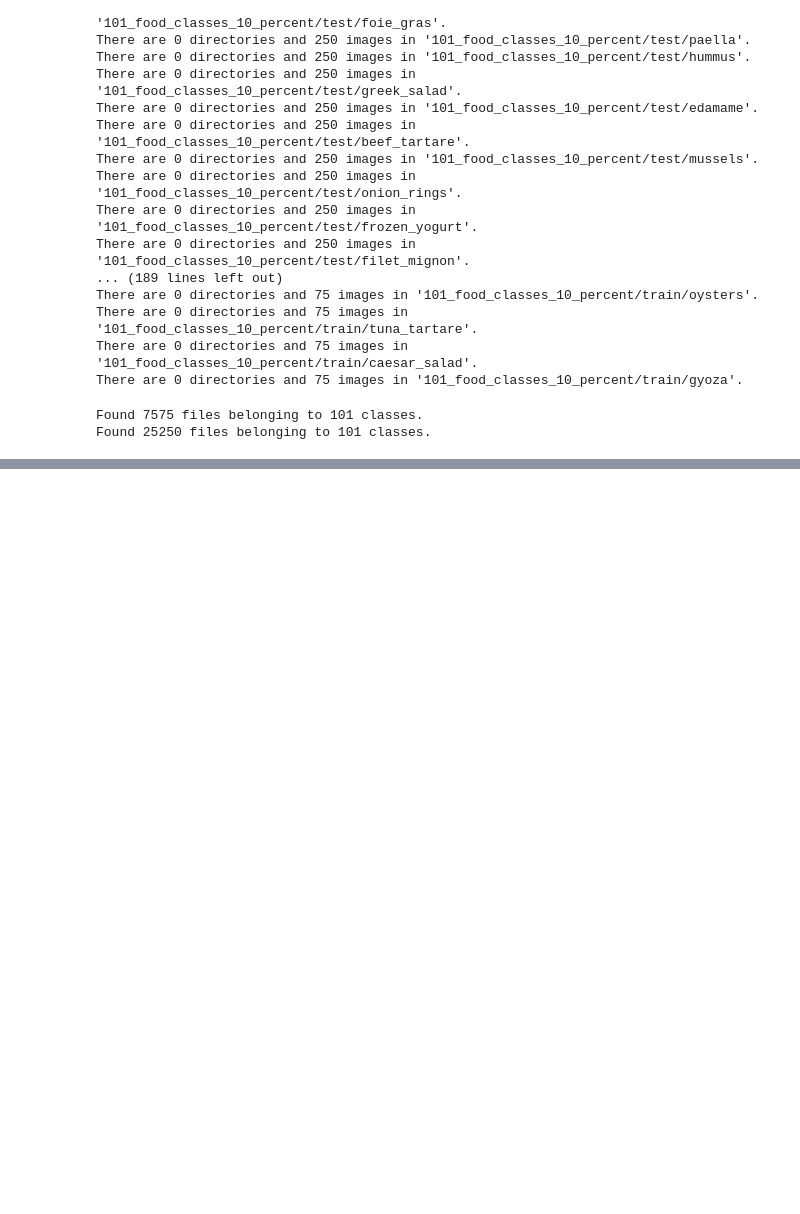
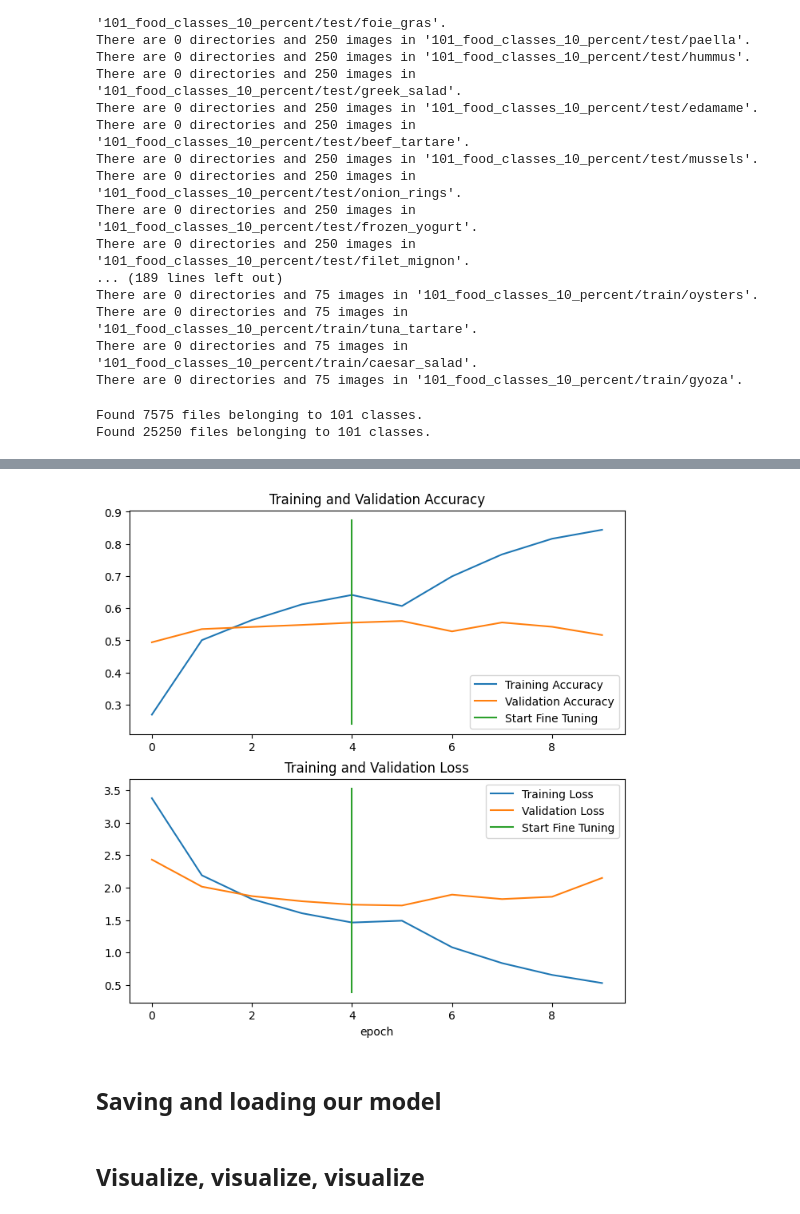
Before and after one commit to sakshamkumar1/tensorflow-notebooks, a Jupyter notebook: 06_transfer_learning_in_tensorflow_part_3_scaling_up_video.ipynb, the cells around one changed output, grey strips where cells are left out. Saved outputs shown, nothing was run; the diff lists cells and outputs as text; code cells hidden in the pictures; blank space fills up the shorter version.

Commit message:
Modified 06_transfer_learning_in_tensorflow_part_3_scaling_up_video

```diff
--- a/06_transfer_learning_in_tensorflow_part_3_scaling_up_video.ipynb
+++ b/06_transfer_learning_in_tensorflow_part_3_scaling_up_video.ipynb
@@ -194,0 +206,5 @@ plot_loss_curves(history_0)
+# %%
+# Recompile model with lower learning rate
+model_0.compile(loss="categorical_crossentropy",
+              optimizer=tf.keras.optimizers.Adam(lr=0.0001),
+              metrics=["accuracy"])
@@ -194,0 +247,9 @@ plot_loss_curves(history_0)
+# %%
+final_epochs = history_0.epoch[-1] + 1 + 5
+
+history_1 = model_0.fit(train_data_all_10_percent,
+                        epochs=final_epochs,
+                        validation_data=test_data,
+                        initial_epoch=history_0.epoch[-1]+1,
+                        validation_steps=int(0.15 * len(test_data)),
+                        callbacks=[checkpoint_callback])
@@ -194,0 +273,8 @@ plot_loss_curves(history_0)
+# %%
+compare_historys(original_history=history_0,
+                 new_history=history_1,
+                 initial_epochs=5)
+# %% [output]
+[figure, added]
+# %% [markdown]
+## Saving and loading our model
@@ -194,0 +286,2 @@ plot_loss_curves(history_0)
+# %% [markdown]
+## Visualize, visualize, visualize
```
Also changed, not shown: parts of 41 cells of this notebook.
